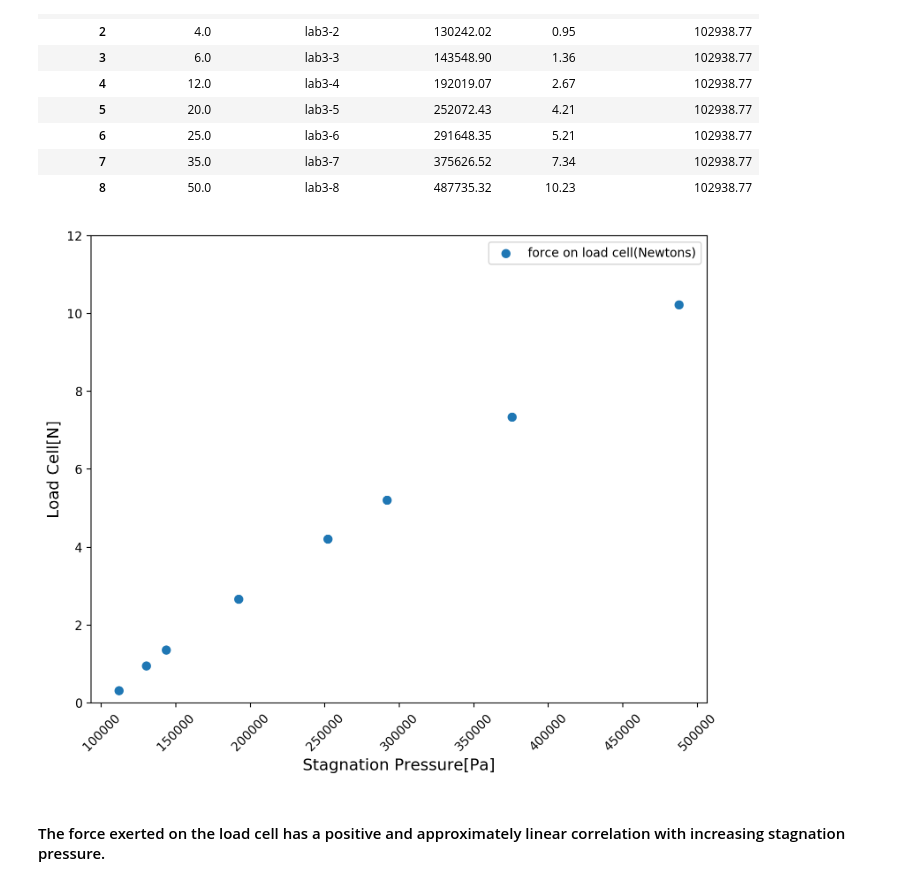
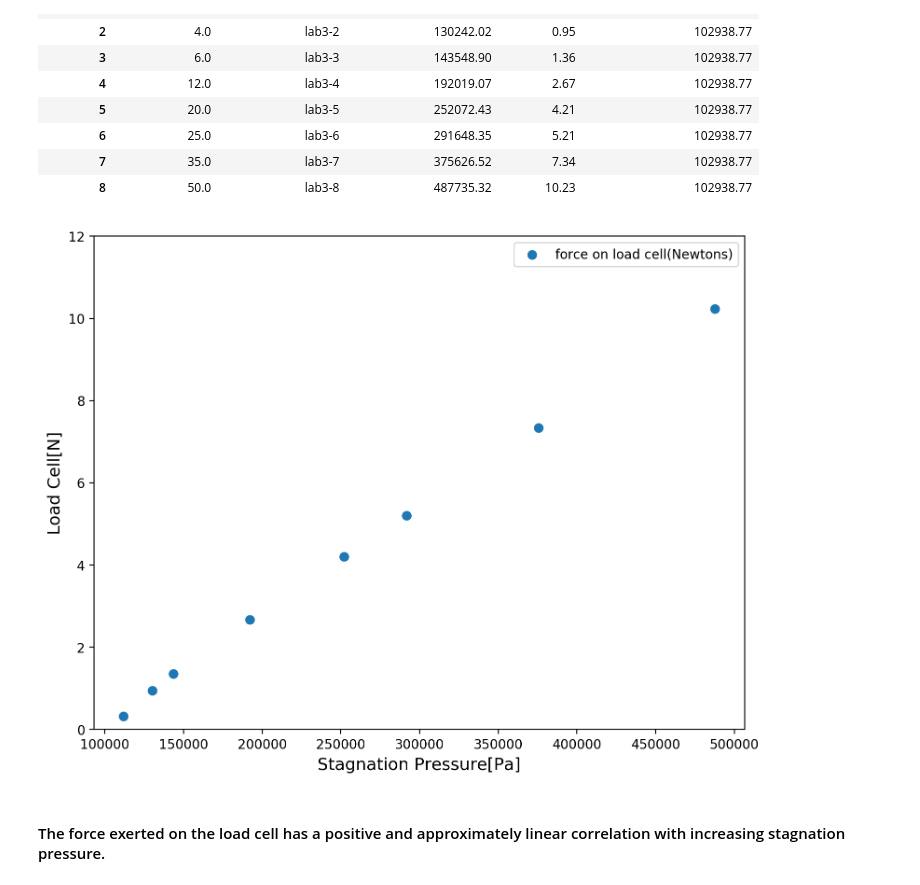
Before and after one commit to RandyChen233/AE460-aerodynamics-propulsion-Lab, a Jupyter notebook: lab3/data.ipynb, the cells around one changed output. Cells and saved outputs as stored; diff of their text form; code cells hidden in the pictures.

```diff
--- a/lab3/data.ipynb
+++ b/lab3/data.ipynb
@@ -39,13 +39,13 @@ table1 = df.to_excel('table1.xlsx')
 # %%
 plt.figure(figsize=(9,7),dpi=200)
 sns.scatterplot(x='Stagnation Pressure[Pa]',y='Load Cell[N]',data=df,linewidth=1.5,s=80,label='force on load cell(Newtons)')
 plt.ylabel('Load Cell[N]',fontsize=13)
 plt.xlabel('Stagnation Pressure[Pa]',fontsize=13)
-plt.xticks(rotation=45);
 plt.legend()
 plt.ylim(0,12);
+plt.savefig('loadcell.png')
 # %% [output]
-[figure, old version]
+[figure, new version]
 # %% [markdown]
 #### The force exerted on the load cell has a positive and approximately linear correlation with increasing stagnation pressure.
 # %% [markdown]
```
Also changed, not shown: parts of 2 cells of this notebook, 1 other file.
